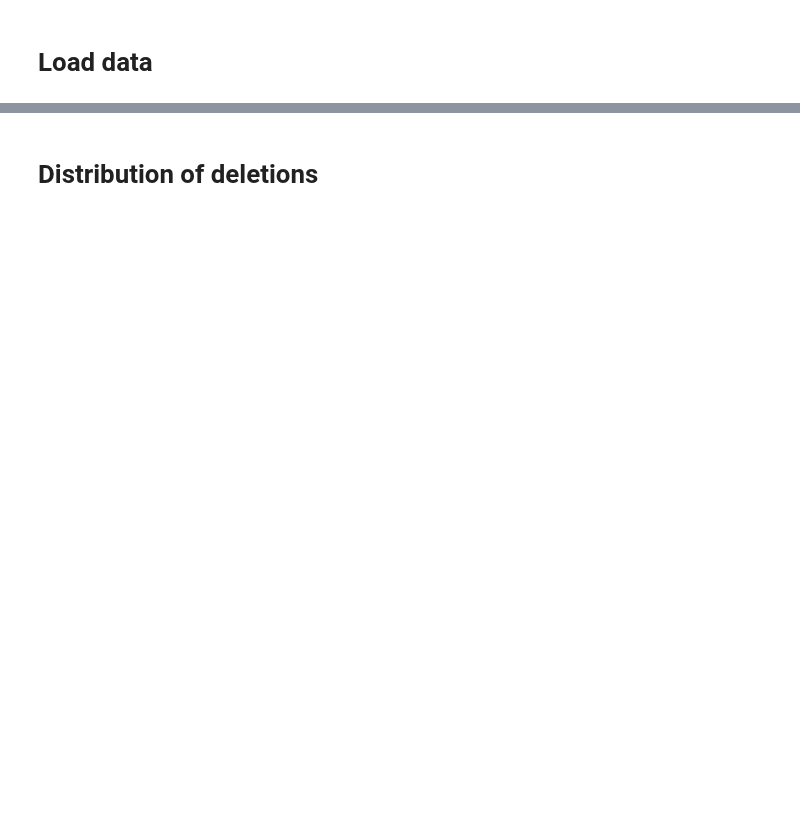
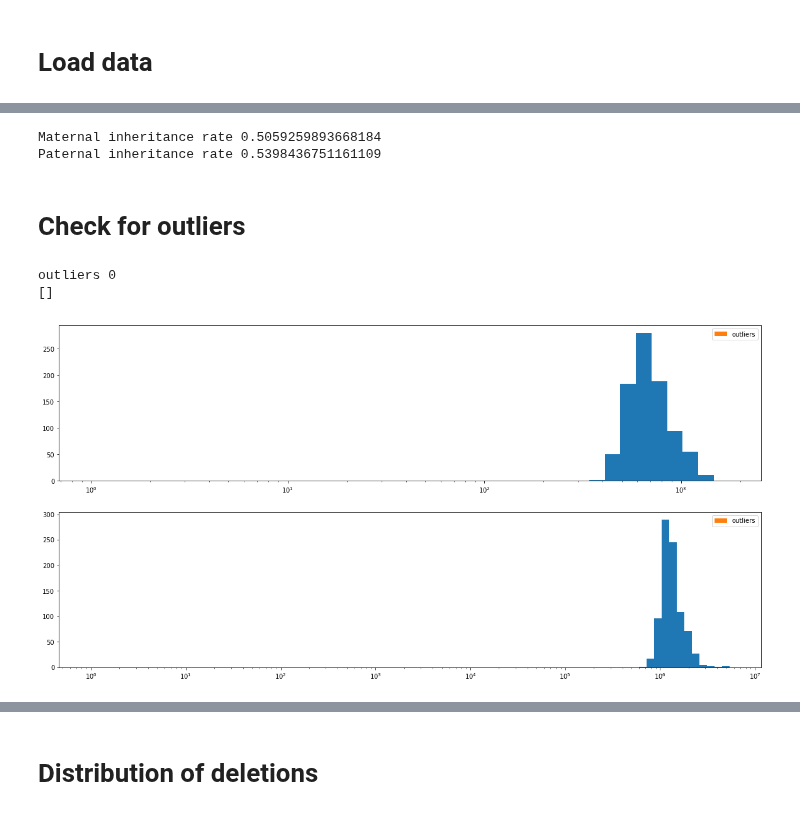
Before and after one commit to kpaskov/PhasingFamilies, a Jupyter notebook: Analyze-Phase.ipynb, the cells around one changed output, grey strips where cells are left out. Drawn from its saved outputs; the diff is of its cells as text; code cells hidden in the pictures; blank space fills up the shorter version.

```diff
--- a/Analyze-Phase.ipynb
+++ b/Analyze-Phase.ipynb
@@ -2,4 +2,8 @@
 # Load data
 # %%
 from collections import namedtuple
-Deletion = namedtuple('Deletion', ['family', 'chrom', 'start_pos', 'end_pos', 'start_index', 'end_index', 'inheritance_state', 'deletion_type', 'score'])
+Deletion = namedtuple('Deletion', ['family', 'chrom',
+                                   'start_pos', 'end_pos', 'start_index', 'end_index', 'length',
+                                   'inheritance_state', 'individuals',
+                                   'doubledel', 'singledel', 'nodel',
+                                   'singledel_maternal', 'singledel_paternal'])
@@ -79,0 +104,67 @@ with open(ped_file, 'r') as f:
+# %%
+print('Maternal inheritance rate', sum([len(x.singledel_maternal)+len(x.doubledel) for x in deletions if sum(x.inheritance_state[:2]) == 1])/sum([len(x.individuals)-2 for x in deletions if sum(x.inheritance_state[:2]) == 1]))
+print('Paternal inheritance rate', sum([len(x.singledel_paternal)+len(x.doubledel) for x in deletions if sum(x.inheritance_state[2:4]) == 1])/sum([len(x.individuals)-2 for x in deletions if sum(x.inheritance_state[2:4]) == 1]))
+# %% [output]
+Maternal inheritance rate 0.5059259893668184
+Paternal inheritance rate 0.5398436751161109
+# %% [markdown]
+# Check for outliers
+# %%
+from collections import defaultdict
+from matplotlib import collections as mc
+
+# deletions per family
+plt.figure(figsize=(20, 10))
+
+family_to_num_deletions = defaultdict(int)
+family_to_nucleo_deleted = defaultdict(int)
+
+for d in deletions:
+    family_to_num_deletions[d.family] += 1
+    family_to_nucleo_deleted[d.family] += d.length
+
+outliers = [f for f in family_to_num_deletions.keys() if family_to_num_deletions[f] > 10000]
+print('outliers', len(outliers))
+print([(f, len(family_to_individuals[f])) for f in outliers])
+
+base = 1.2
+
+plt.subplot(2, 1, 1)
+max_length = max(family_to_num_deletions.values())
+bins = [pow(base, i) for i in range(math.ceil(math.log(max_length, base))+1)]
+plt.hist([x for f, x in family_to_num_deletions.items() if f not in outliers], bins=bins)
+plt.hist([x for f, x in family_to_num_deletions.items() if f in outliers], bins=bins, label='outliers')
+plt.gca().set_xscale("log")
+plt.legend()
+
+plt.subplot(2, 1, 2)
+max_length = max(family_to_nucleo_deleted.values())
+bins = [pow(base, i) for i in range(math.ceil(math.log(max_length, base))+1)]
+plt.hist([x for f, x in family_to_nucleo_deleted.items() if f not in outliers], bins=bins)
+plt.hist([x for f, x in family_to_nucleo_deleted.items() if f in outliers], bins=bins, label='outliers')
+
+plt.gca().set_xscale("log")
+plt.legend()
+
+#ax3 = plt.subplot(3, 1, 3)
+#min_family = min(family_to_num_deletions.items(), key=lambda x:x[1])[0]
+#max_family = max(family_to_num_deletions.items(), key=lambda x:x[1])[0]
+
+#lines = [[(d.start_pos, 0), (d.end_pos, 0)] for d in deletions if d.family==min_family if d.chrom==4]
+#lc = mc.LineCollection(lines, linewidths=12, colors='blue')
+#ax3.add_collection(lc)
+#ax3.autoscale()
+#ax3.margins(0.1)
+#lines = [[(d.start_pos, 0), (d.end_pos, 0)] for d in deletions if d.family==max_family if d.chrom==4]
+#lc = mc.LineCollection(lines, linewidths=12, colors='red')
+#ax3.add_collection(lc)
+#ax3.autoscale()
+#ax3.margins(0.1)
+
+#plt.plot(sum([[d.start_pos, d.end_pos] for d in min_family_dels]), sum([[]]))
+#plt.legend()
+plt.show()
+# %% [output]
+outliers 0
+[]
+[figure, added]
```
Also changed, not shown: parts of 31 cells of this notebook, 2 other files.
